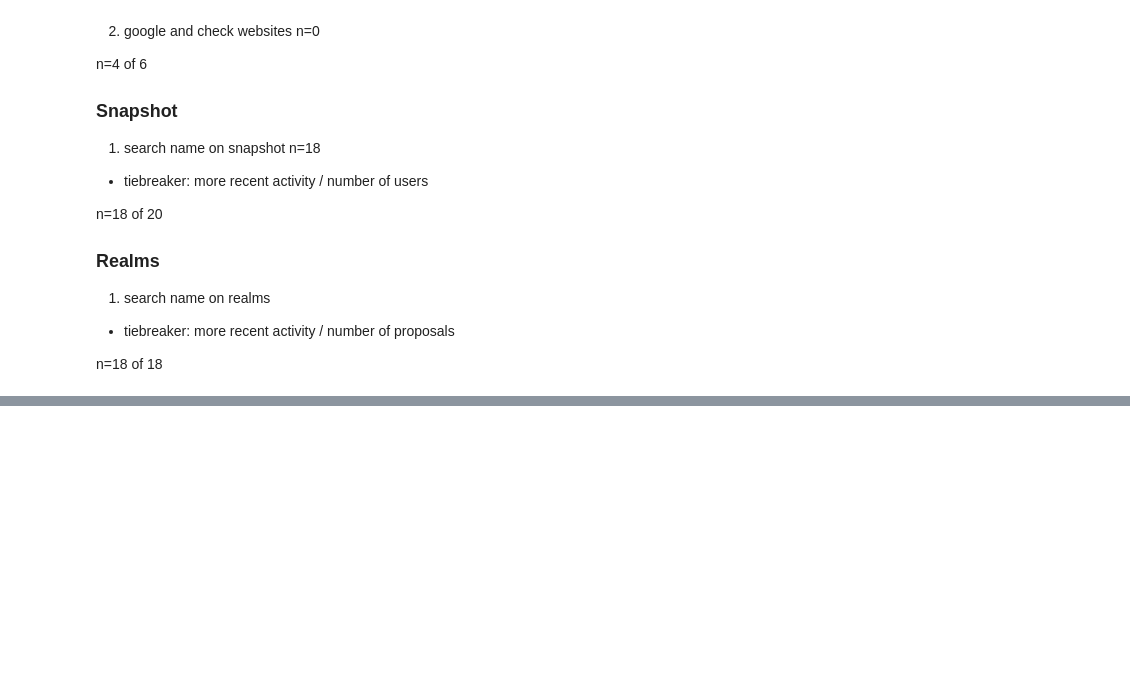
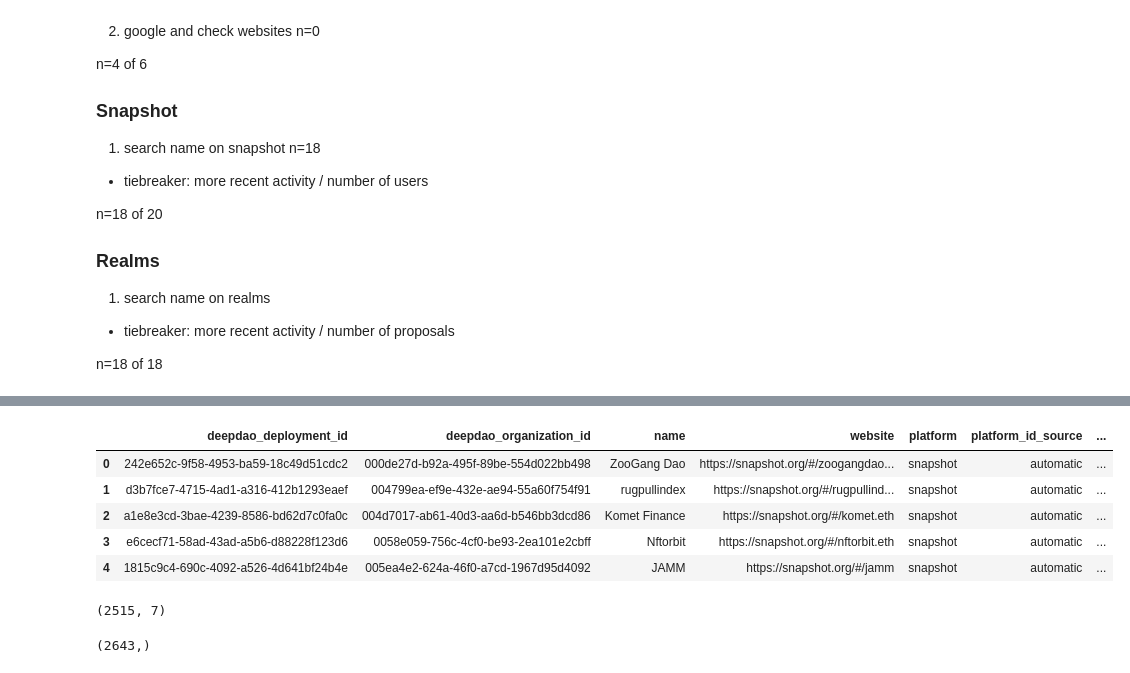
Before and after one commit to daviddavo/daos-verano, a Jupyter notebook: 001_get_organizations/01_deepdao_daos/prepare_for_merging_with_deployment_collection.ipynb, the cells around one changed output, grey strips where cells are left out. Saved outputs shown, nothing was run; the diff lists cells and outputs as text; code cells hidden in the pictures; blank space fills up the shorter version.

```diff
--- a/001_get_organizations/01_deepdao_daos/prepare_for_merging_with_deployment_collection.ipynb
+++ b/001_get_organizations/01_deepdao_daos/prepare_for_merging_with_deployment_collection.ipynb
@@ -418,0 +462,26 @@ n=18 of 18
+# %%
+# combine platform_id_x and platform_id_y into platform_id
+df['platform_id'] = df.platform_id_x.fillna(df.platform_id_y)
+
+# combine platform_id_source and source into platform_id_source
+df['platform_id_source'] = df.platform_id_source.fillna(df.source)
+
+# drop platform_id_x, platform_id_y, source
+df = df.drop(columns=['platform_id_x', 'platform_id_y', 'source'])
+df.head()
+# %% [output]
+|  | deepdao_deployment_id | deepdao_organization_id | name | website | platform | platform_id_source | ... |
+| 0 | 242e652c-9f58-4953-ba59-18c49d51cdc2 | 000de27d-b92a-495f-89be-554d022bb498 | ZooGang Dao | https://snapshot.org/#/zoogangdao... | snapshot | automatic | ... |
+| 1 | d3b7fce7-4715-4ad1-a316-412b1293eaef | 004799ea-ef9e-432e-ae94-55a60f754f91 | rugpullindex | https://snapshot.org/#/rugpullind... | snapshot | automatic | ... |
+| 2 | a1e8e3cd-3bae-4239-8586-bd62d7c0fa0c | 004d7017-ab61-40d3-aa6d-b546bb3dcd86 | Komet Finance | https://snapshot.org/#/komet.eth | snapshot | automatic | ... |
+| 3 | e6cecf71-58ad-43ad-a5b6-d88228f123d6 | 0058e059-756c-4cf0-be93-2ea101e2cbff | Nftorbit | https://snapshot.org/#/nftorbit.eth | snapshot | automatic | ... |
+| 4 | 1815c9c4-690c-4092-a526-4d641bf24b4e | 005ea4e2-624a-46f0-a7cd-1967d95d4092 | JAMM | https://snapshot.org/#/jamm | snapshot | automatic | ... |
+# %%
+# how many have a platform_id?
+df[df.platform_id.notnull()].shape
+# %% [output]
+(2515, 7)
+# %%
+df.platform_id.shape
+# %% [output]
+(2643,)
```
Also changed, not shown: parts of 7 cells of this notebook.
